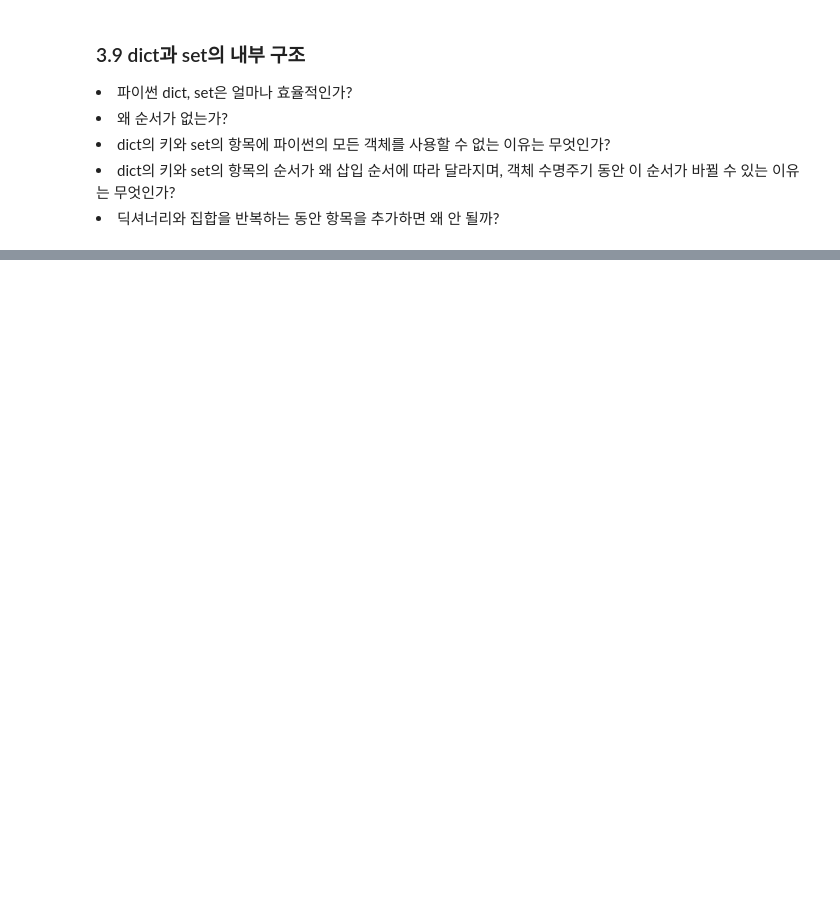
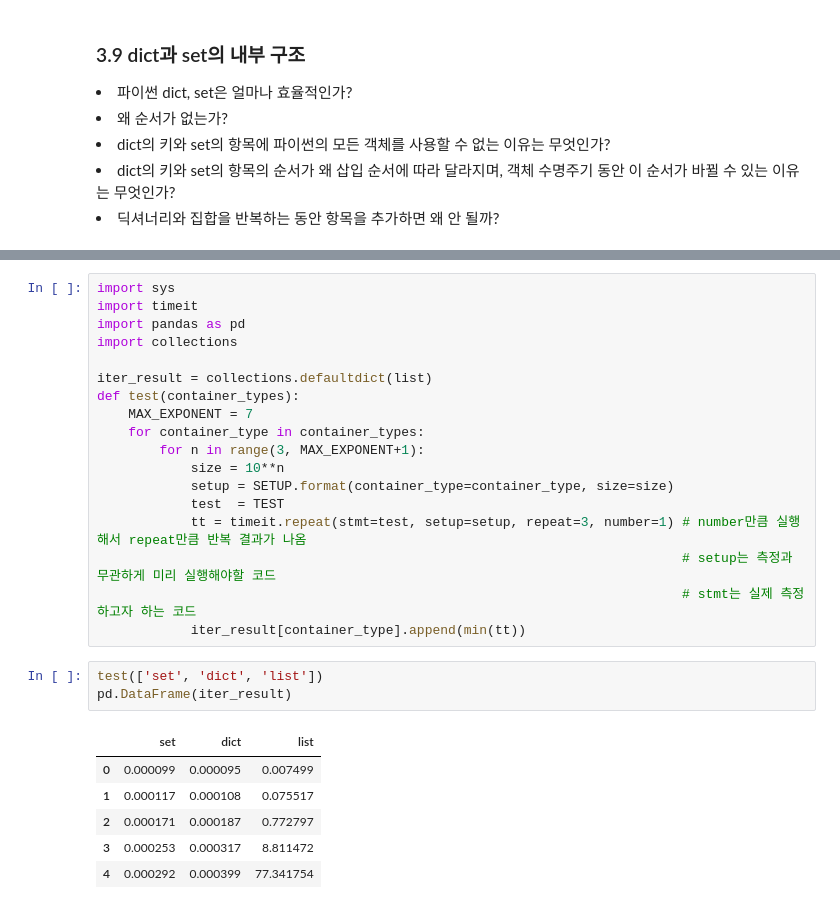
Before and after one commit to dream2globe/FluentPython, a Jupyter notebook: ch3_DictionaryAndSet.ipynb, the cells around one changed output, grey strips where cells are left out. Drawn from its saved outputs; the diff is of its cells as text; blank space fills up the shorter version.

```diff
--- a/ch3_DictionaryAndSet.ipynb
+++ b/ch3_DictionaryAndSet.ipynb
@@ -435,0 +547,28 @@ from unicodedata import name
+# %%
+import sys
+import timeit
+import pandas as pd
+import collections
+
+iter_result = collections.defaultdict(list)
+def test(container_types):
+    MAX_EXPONENT = 7
+    for container_type in container_types:
+        for n in range(3, MAX_EXPONENT+1):
+            size = 10**n
+            setup = SETUP.format(container_type=container_type, size=size)
+            test  = TEST
+            tt = timeit.repeat(stmt=test, setup=setup, repeat=3, number=1) # number만큼 실행해서 repeat만큼 반복 결과가 나옴
+                                                                           # setup는 측정과 무관하게 미리 실행해야할 코드
+                                                                           # stmt는 실제 측정하고자 하는 코드
+            iter_result[container_type].append(min(tt))
+# %%
+test(['set', 'dict', 'list'])
+pd.DataFrame(iter_result)
+# %% [output]
+|  | set | dict | list |
+| 0 | 0.000099 | 0.000095 | 0.007499 |
+| 1 | 0.000117 | 0.000108 | 0.075517 |
+| 2 | 0.000171 | 0.000187 | 0.772797 |
+| 3 | 0.000253 | 0.000317 | 8.811472 |
+| 4 | 0.000292 | 0.000399 | 77.341754 |
```
Also changed, not shown: parts of 22 cells of this notebook, 2 other files.
